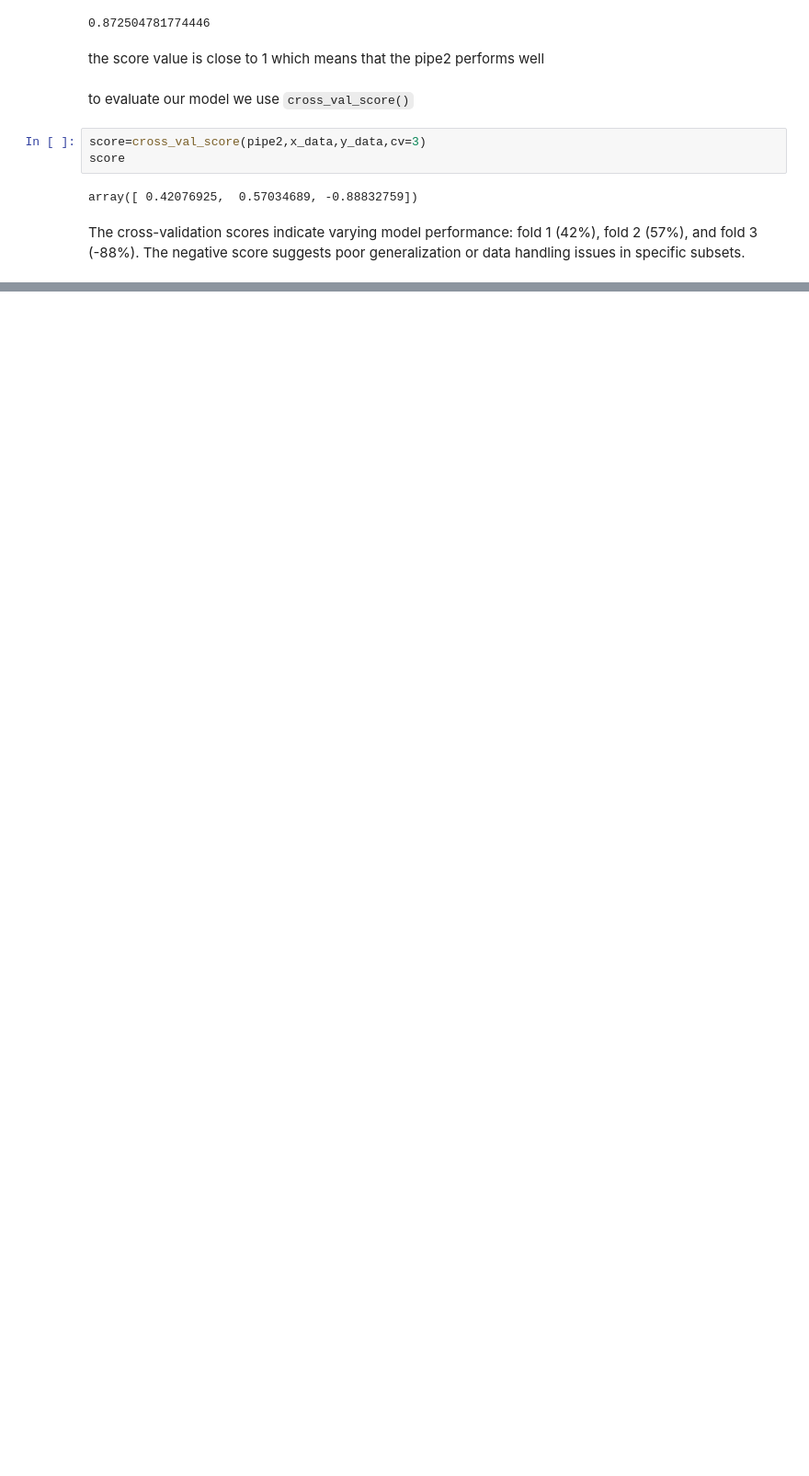
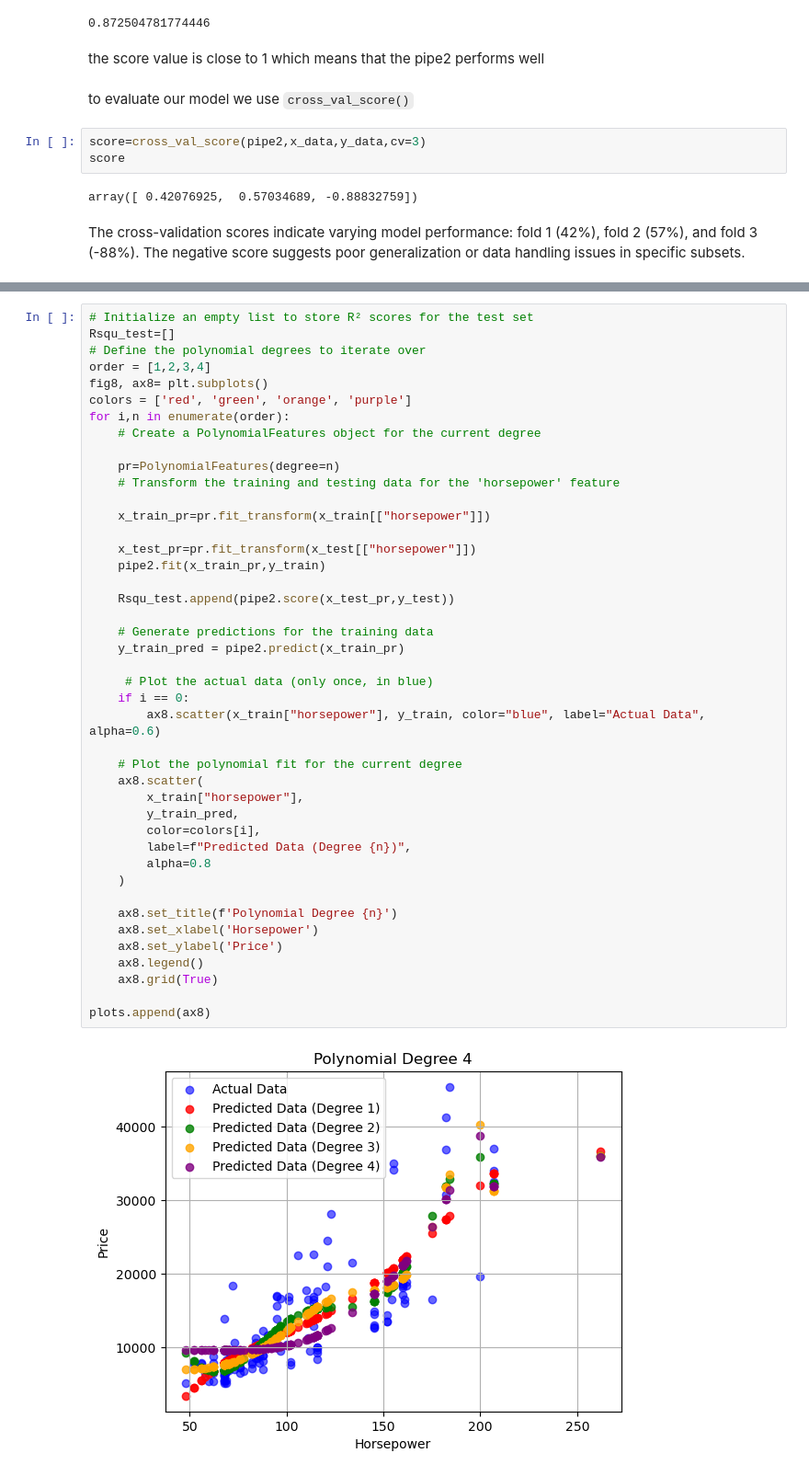
Before and after one commit to ourahma/Python-Data-Viz, a Jupyter notebook: data_viz.ipynb, the cells around one changed output, grey strips where cells are left out. Shown at 92% size. Cells and saved outputs as stored; diff of their text form; blank space fills up the shorter version.

```diff
--- a/data_viz.ipynb
+++ b/data_viz.ipynb
@@ -577,0 +580,45 @@ The cross-validation scores indicate varying model performance: fold 1 (42%), fo
+# %%
+# Initialize an empty list to store R² scores for the test set
+Rsqu_test=[]
+# Define the polynomial degrees to iterate over
+order = [1,2,3,4]
+fig8, ax8= plt.subplots()
+colors = ['red', 'green', 'orange', 'purple']
+for i,n in enumerate(order):
+    # Create a PolynomialFeatures object for the current degree
+
+    pr=PolynomialFeatures(degree=n)
+    # Transform the training and testing data for the 'horsepower' feature
+
+    x_train_pr=pr.fit_transform(x_train[["horsepower"]])
+
+    x_test_pr=pr.fit_transform(x_test[["horsepower"]])
+    pipe2.fit(x_train_pr,y_train)
+
+    Rsqu_test.append(pipe2.score(x_test_pr,y_test))
+
+    # Generate predictions for the training data
+    y_train_pred = pipe2.predict(x_train_pr)
+
+     # Plot the actual data (only once, in blue)
+    if i == 0:
+        ax8.scatter(x_train["horsepower"], y_train, color="blue", label="Actual Data", alpha=0.6)
+
+    # Plot the polynomial fit for the current degree
+    ax8.scatter(
+        x_train["horsepower"],
+        y_train_pred,
+        color=colors[i],
+        label=f"Predicted Data (Degree {n})",
+        alpha=0.8
+    )
+
+    ax8.set_title(f'Polynomial Degree {n}')
+    ax8.set_xlabel('Horsepower')
+    ax8.set_ylabel('Price')
+    ax8.legend()
+    ax8.grid(True)
+
+plots.append(ax8)
+# %% [output]
+[figure, added]
```
Also changed, not shown: parts of 1 cell of this notebook.
